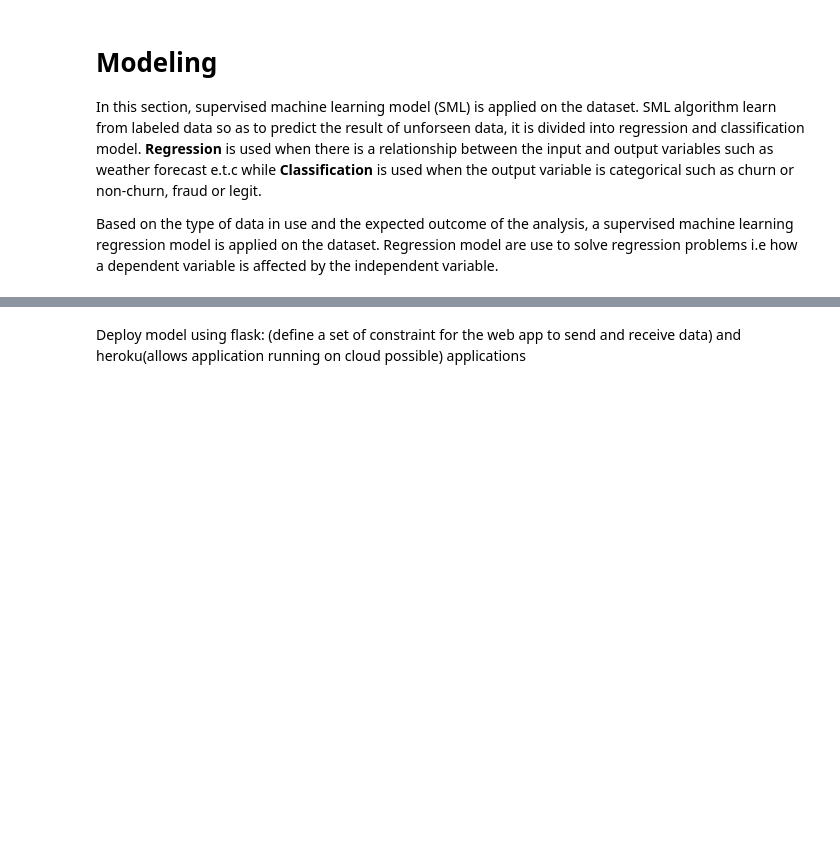
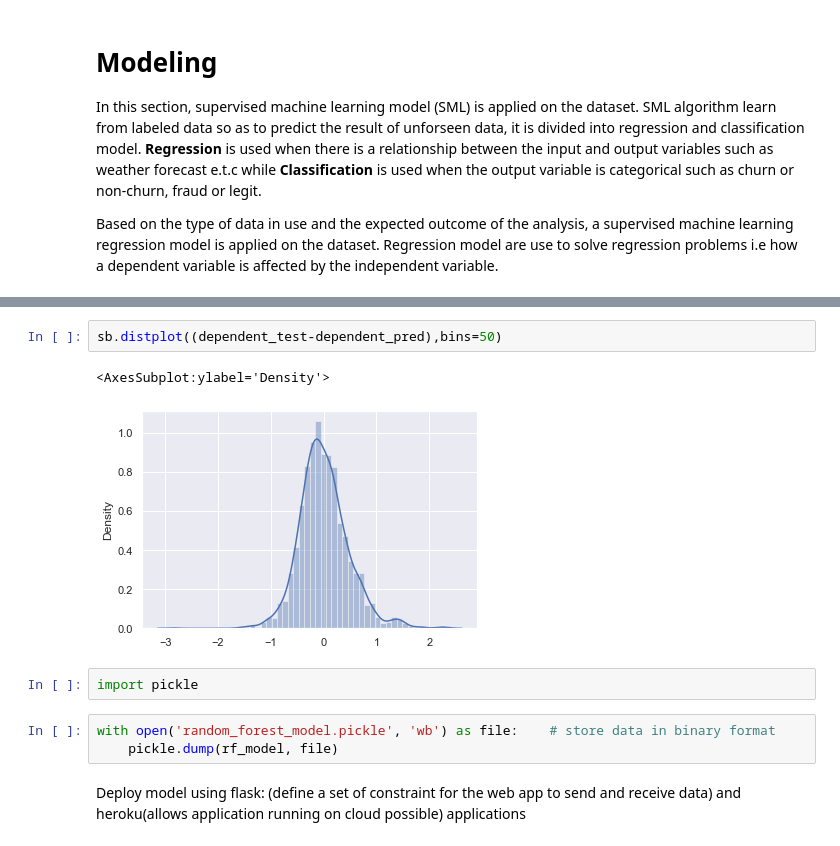
Before and after one commit to toludoyin/car-price-prediction, a Jupyter notebook: car_price_analysis_model.ipynb, the cells around one changed output, grey strips where cells are left out. Saved outputs shown, nothing was run; the diff lists cells and outputs as text; blank space fills up the shorter version.

```diff
--- a/car_price_analysis_model.ipynb
+++ b/car_price_analysis_model.ipynb
@@ -438,2 +497,12 @@ for name, model in models.items():
+# %%
+sb.distplot((dependent_test-dependent_pred),bins=50)
+# %% [output]
+<AxesSubplot:ylabel='Density'>
+[figure, added]
+# %%
+import pickle
+# %%
+with open('random_forest_model.pickle', 'wb') as file:    # store data in binary format
+    pickle.dump(rf_model, file)
 # %% [markdown]
 Deploy model using flask: (define a set of constraint for the web app to send and receive data) and heroku(allows application running on cloud possible) applications
```
Also changed, not shown: parts of 27 cells of this notebook.
